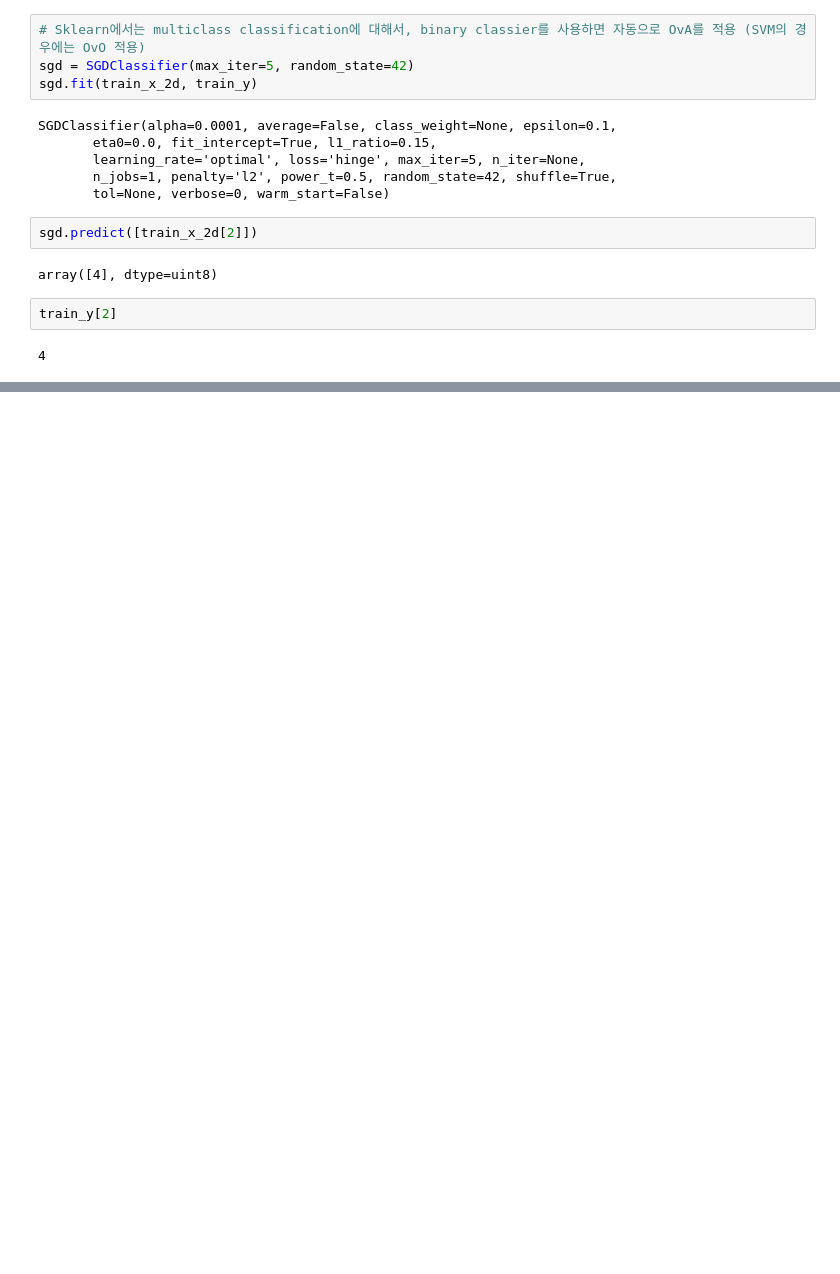
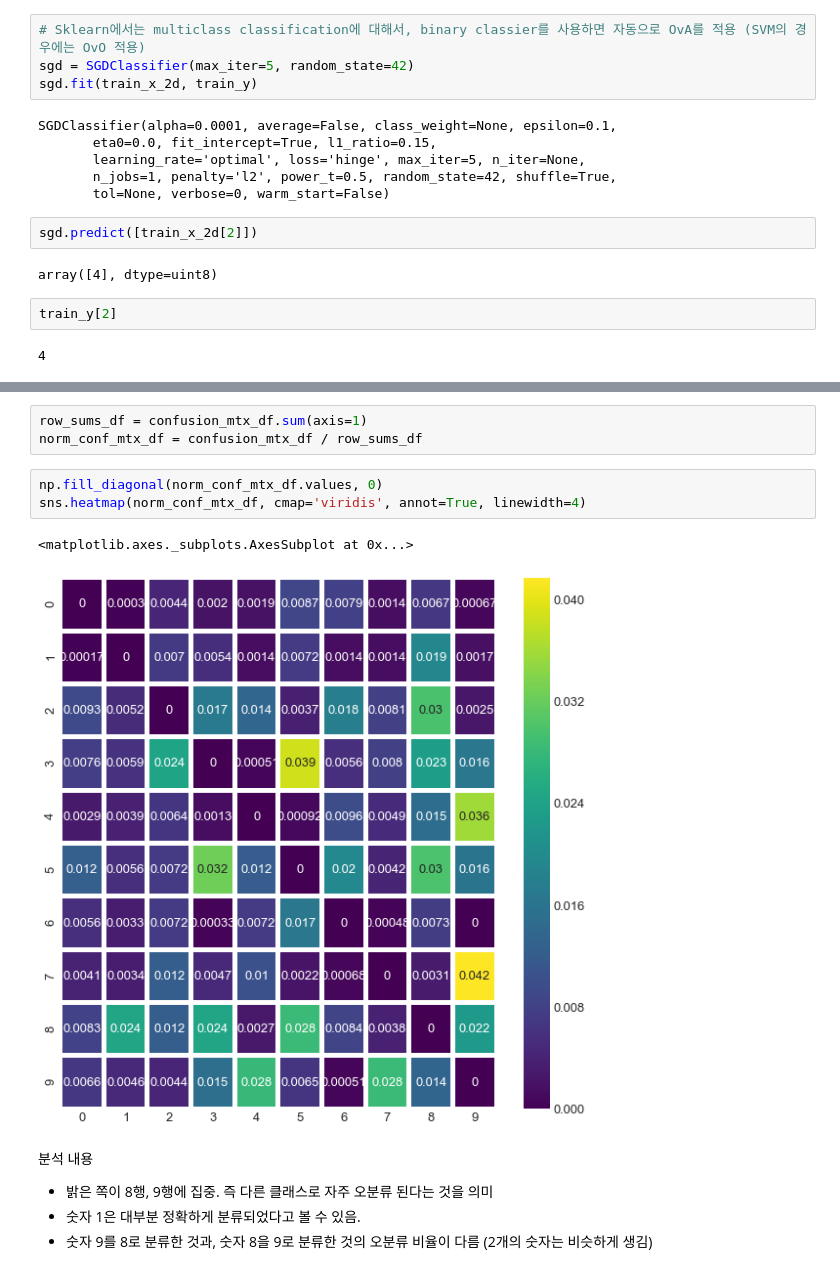
Before and after one commit to jeonghunyoon/machine-learning-lecture-notes-old, a Jupyter notebook: 04. Multiclass_Classification_MNIST.ipynb, the cells around one changed output, grey strips where cells are left out. Saved outputs shown, nothing was run; the diff lists cells and outputs as text; blank space fills up the shorter version.

```diff
--- a/04. Multiclass_Classification_MNIST.ipynb
+++ b/04. Multiclass_Classification_MNIST.ipynb
@@ -42,0 +176,14 @@ train_y[2]
+# %%
+row_sums_df = confusion_mtx_df.sum(axis=1)
+norm_conf_mtx_df = confusion_mtx_df / row_sums_df
+# %%
+np.fill_diagonal(norm_conf_mtx_df.values, 0)
+sns.heatmap(norm_conf_mtx_df, cmap='viridis', annot=True, linewidth=4)
+# %% [output]
+<matplotlib.axes._subplots.AxesSubplot at 0x...>
+[figure, added]
+# %% [markdown]
+분석 내용
+- 밝은 쪽이 8행, 9행에 집중. 즉 다른 클래스로 자주 오분류 된다는 것을 의미
+- 숫자 1은 대부분 정확하게 분류되었다고 볼 수 있음.
+- 숫자 9를 8로 분류한 것과, 숫자 8을 9로 분류한 것의 오분류 비율이 다름 (2개의 숫자는 비슷하게 생김)
```
Also changed, not shown: parts of 42 cells of this notebook.
